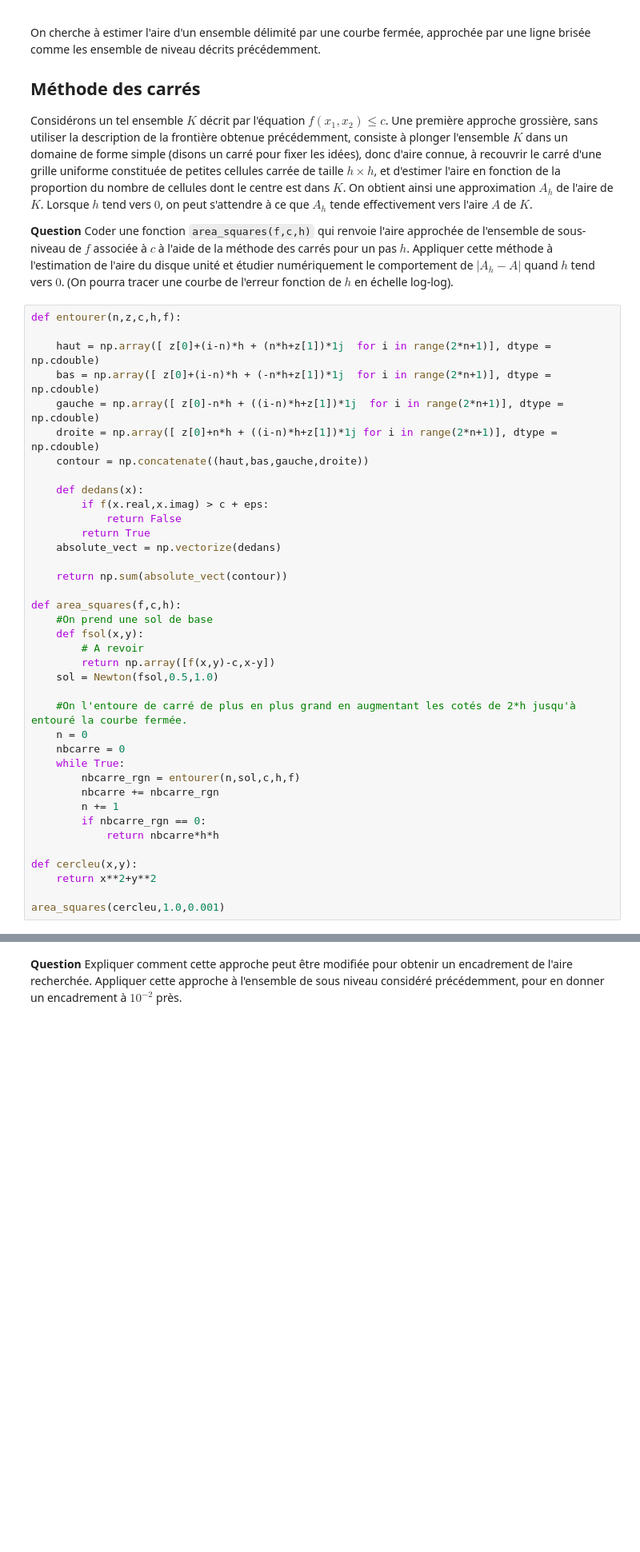
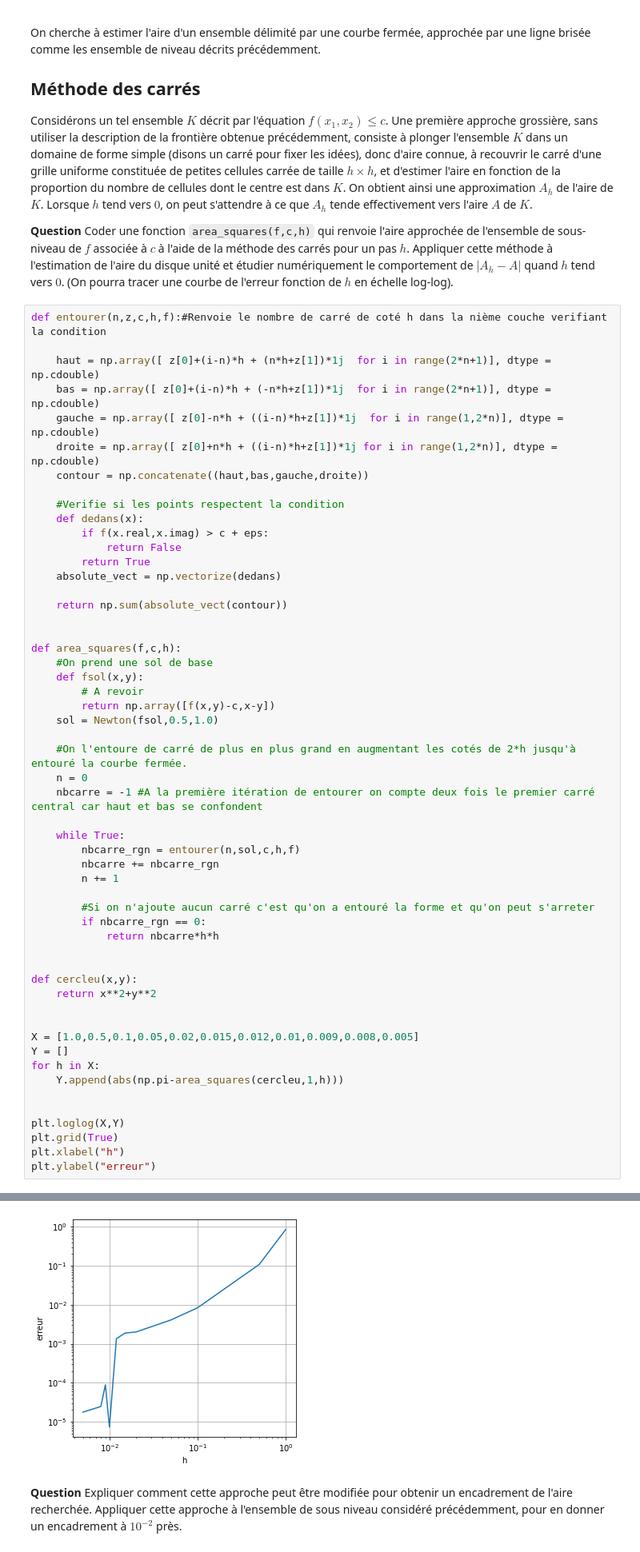
Before and after one commit to LeRoiBoloss/Projet-numerique-Maths, a Jupyter notebook: Projet numérique - Calcul différentiel.ipynb, the cells around one changed output, grey strips where cells are left out. Shown: that part at 80% size. Drawn from its saved outputs; the diff is of its cells as text; blank space fills up the shorter version.

```diff
--- a/Projet numérique - Calcul différentiel.ipynb
+++ b/Projet numérique - Calcul différentiel.ipynb
@@ -331,14 +331,15 @@ Une première approche grossière, sans utiliser la description de la frontière
 
 **Question**  Coder une fonction `area_squares(f,c,h)` qui renvoie l'aire approchée de l'ensemble de sous-niveau de $f$ associée à $c$ à l'aide de la méthode des carrés pour un pas $h$. Appliquer cette méthode à l'estimation  de l'aire du disque unité et étudier numériquement le comportement de  $|A_h - A|$ quand $h$ tend vers $0$. (On pourra tracer une courbe de l'erreur fonction de $h$ en échelle log-log).
 # %%
-def entourer(n,z,c,h,f):
+def entourer(n,z,c,h,f):#Renvoie le nombre de carré de coté h dans la nième couche verifiant la condition
 
     haut = np.array([ z[0]+(i-n)*h + (n*h+z[1])*1j  for i in range(2*n+1)], dtype = np.cdouble)
     bas = np.array([ z[0]+(i-n)*h + (-n*h+z[1])*1j  for i in range(2*n+1)], dtype = np.cdouble)
-    gauche = np.array([ z[0]-n*h + ((i-n)*h+z[1])*1j  for i in range(2*n+1)], dtype = np.cdouble)
-    droite = np.array([ z[0]+n*h + ((i-n)*h+z[1])*1j for i in range(2*n+1)], dtype = np.cdouble)
+    gauche = np.array([ z[0]-n*h + ((i-n)*h+z[1])*1j  for i in range(1,2*n)], dtype = np.cdouble)
+    droite = np.array([ z[0]+n*h + ((i-n)*h+z[1])*1j for i in range(1,2*n)], dtype = np.cdouble)
     contour = np.concatenate((haut,bas,gauche,droite))
 
+    #Verifie si les points respectent la condition
     def dedans(x):
         if f(x.real,x.imag) > c + eps:
             return False
@@ -346,6 +347,7 @@ def entourer(n,z,c,h,f):
     absolute_vect = np.vectorize(dedans)
 
     return np.sum(absolute_vect(contour))
+
 
 def area_squares(f,c,h):
     #On prend une sol de base
@@ -356,16 +358,30 @@ def area_squares(f,c,h):
 
     #On l'entoure de carré de plus en plus grand en augmentant les cotés de 2*h jusqu'à entouré la courbe fermée.
     n = 0
-    nbcarre = 0
+    nbcarre = -1 #A la première itération de entourer on compte deux fois le premier carré central car haut et bas se confondent
+
     while True:
         nbcarre_rgn = entourer(n,sol,c,h,f)
         nbcarre += nbcarre_rgn
         n += 1
+
+        #Si on n'ajoute aucun carré c'est qu'on a entouré la forme et qu'on peut s'arreter
         if nbcarre_rgn == 0:
             return nbcarre*h*h
+
 
 def cercleu(x,y):
     return x**2+y**2
 
-area_squares(cercleu,1.0,0.001)
+
+X = [1.0,0.5,0.1,0.05,0.02,0.015,0.012,0.01,0.009,0.008,0.005]
+Y = []
+for h in X:
+    Y.append(abs(np.pi-area_squares(cercleu,1,h)))
+
+
+plt.loglog(X,Y)
+plt.grid(True)
+plt.xlabel("h")
+plt.ylabel("erreur")
 # %% [output]
@@ -373,3 +389,4 @@ area_squares(cercleu,1.0,0.001)
+[figure, added]
 # %% [markdown]
 **Question**  Expliquer comment cette approche peut être modifiée pour obtenir un encadrement de l'aire recherchée.
 Appliquer cette approche à l'ensemble de sous niveau considéré précédemment, pour en donner un encadrement à $10^{-2}$ près.
```
Also changed, not shown: parts of 2 cells of this notebook.
